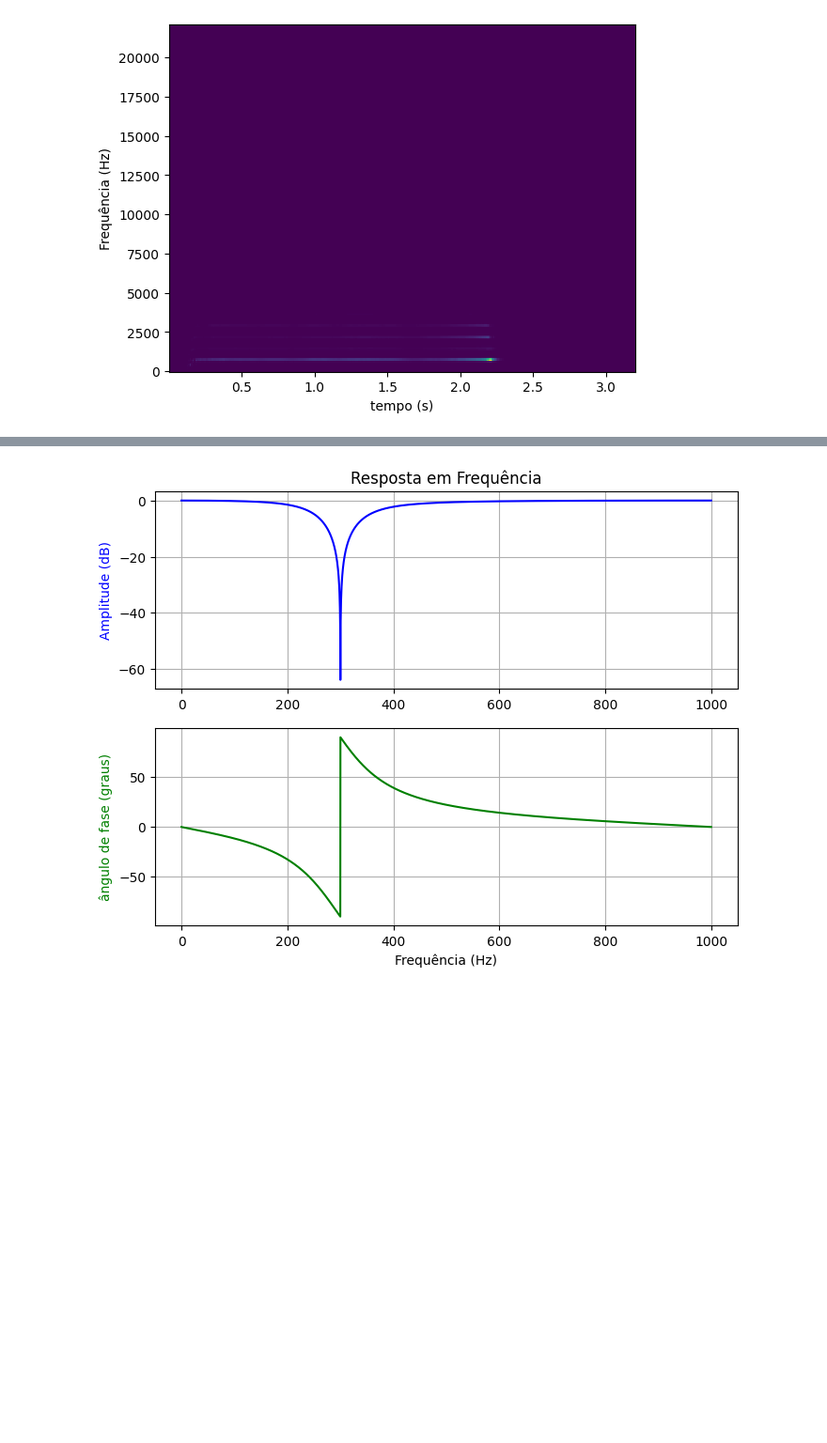
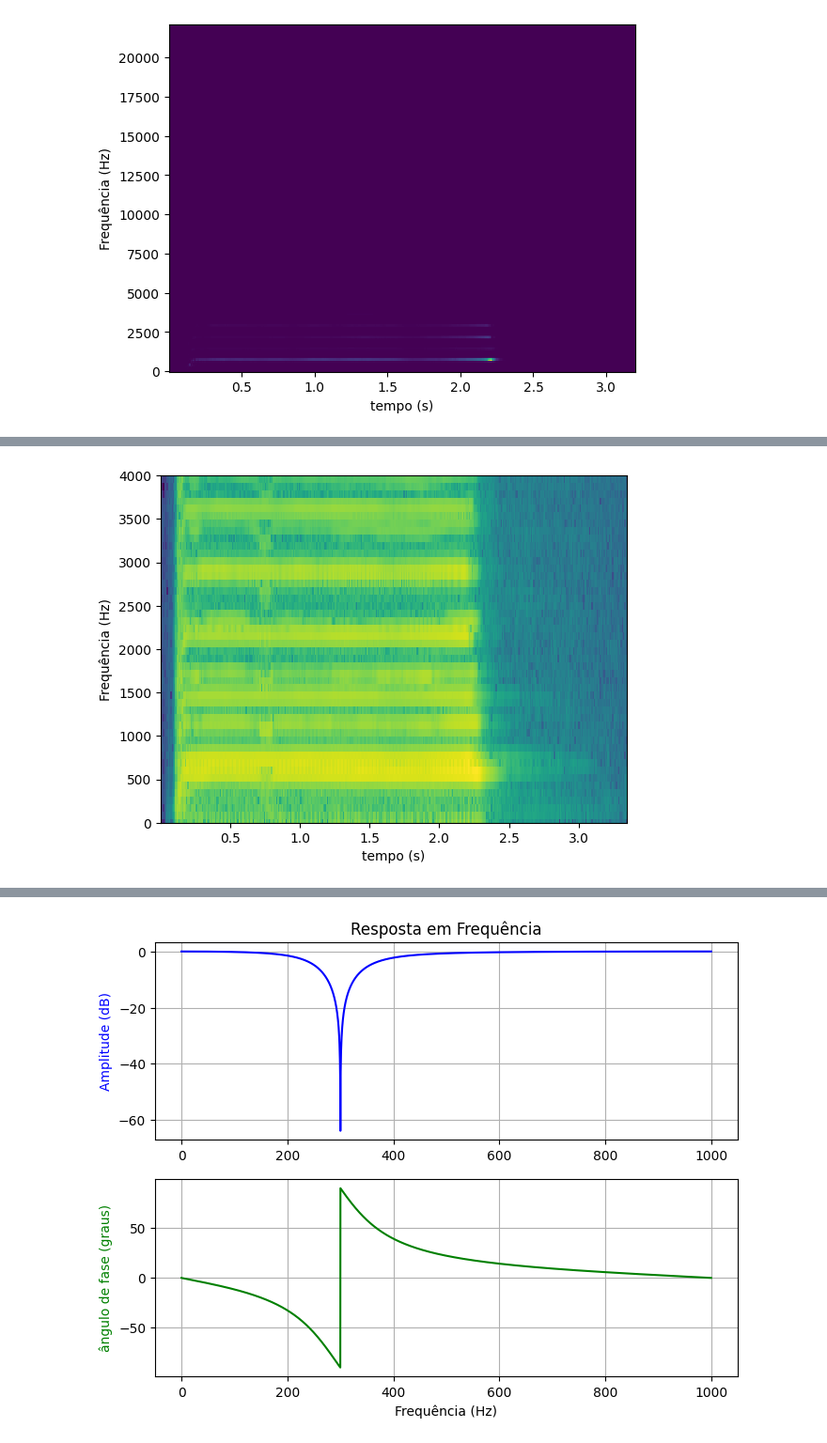
Before and after one commit to MatheusrCunha/PDS_1, a Jupyter notebook: Cópia_de_Filtros_notch_2023_2.ipynb, the cells around one changed output, grey strips where cells are left out. Shown at 94% size. Drawn from its saved outputs; the diff is of its cells as text; code cells hidden in the pictures; blank space fills up the shorter version.

```diff
--- a/Cópia_de_Filtros_notch_2023_2.ipynb
+++ b/Cópia_de_Filtros_notch_2023_2.ipynb
@@ -116,0 +92,12 @@ plt.show()
+# %%
+freq,tempo,potencia = signal.spectrogram(resultado_audio,fs_audio1,window='hann', nperseg=512, noverlap=128)
+#freq,tempo,potencia = signal.spectrogram(y0,Fs,'hamming',128,64)
+# https://docs.scipy.org/doc/scipy/reference/generated/scipy.signal.spectrogram.html
+# %%
+potencia_dB = 10*np.log10(potencia)
+plt.pcolormesh(tempo,freq,potencia_dB)
+plt.xlabel('tempo (s)'), plt.ylabel('Frequência (Hz)')
+plt.ylim([0,4000])
+plt.show()
+# %% [output]
+[figure, added]
```
Also changed, not shown: parts of 14 cells of this notebook.
